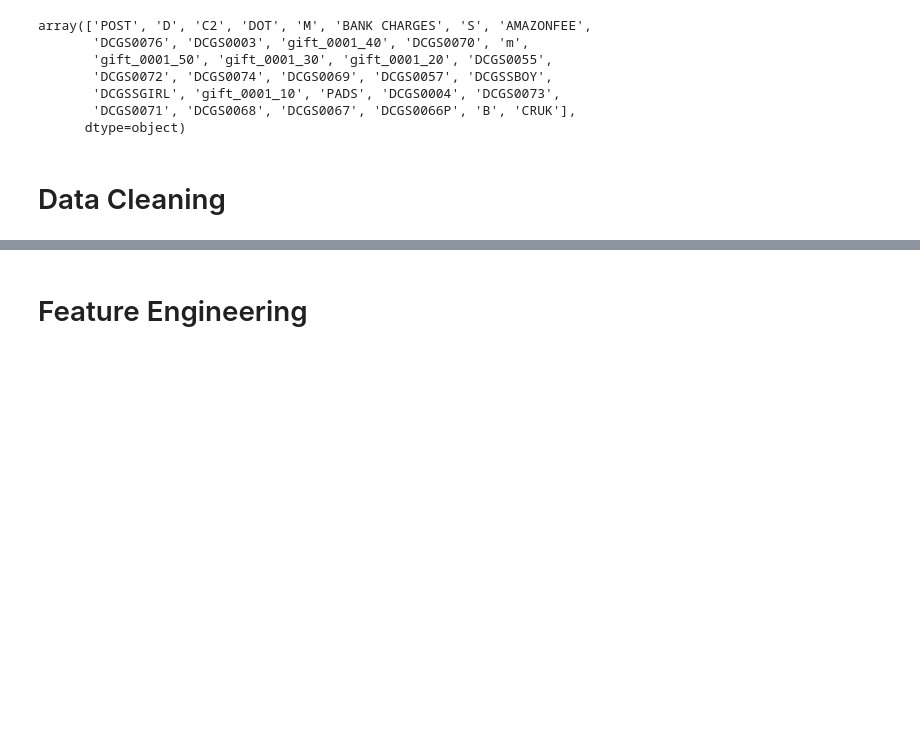
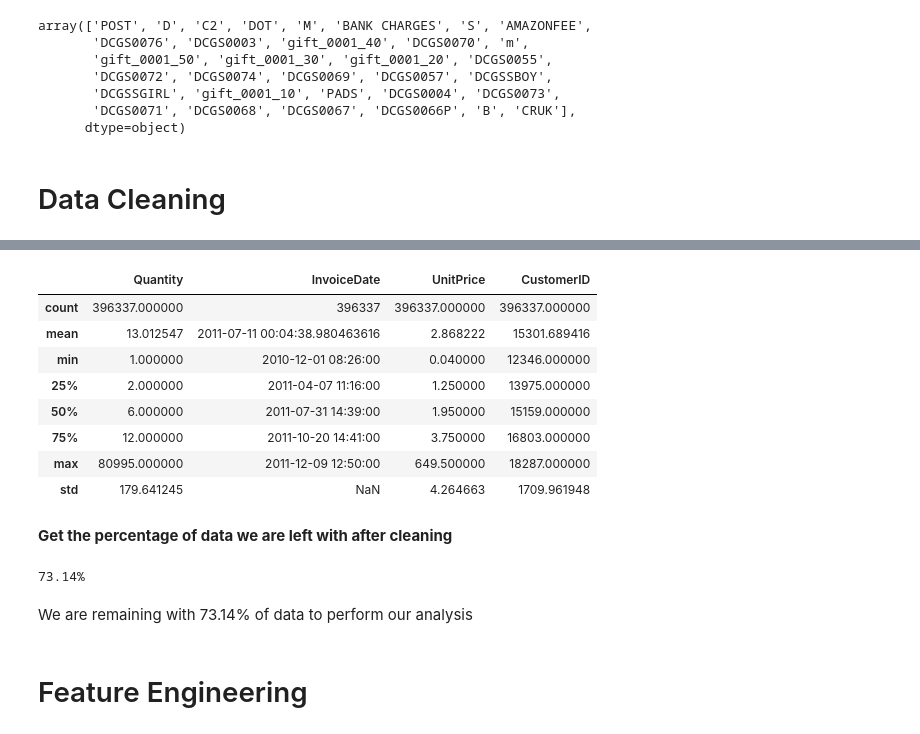
Before and after one commit to kamahTek/Machine-Learning, a Jupyter notebook: Unsupervised-Learning/Clustering/Online-Retail/index.ipynb, the cells around one changed output, grey strips where cells are left out. Cells and saved outputs as stored; diff of their text form; code cells hidden in the pictures; blank space fills up the shorter version.

Commit message:
done with data cleaning, about to begin feature engineering

```diff
--- a/Unsupervised-Learning/Clustering/Online-Retail/index.ipynb
+++ b/Unsupervised-Learning/Clustering/Online-Retail/index.ipynb
@@ -217,2 +326,22 @@ array(['POST', 'D', 'C2', 'DOT', 'M', 'BANK CHARGES', 'S', 'AMAZONFEE',
+# %%
+cleaned_df.describe()
+# %% [output]
+|  | Quantity | InvoiceDate | UnitPrice | CustomerID |
+| count | 396337.000000 | 396337 | 396337.000000 | 396337.000000 |
+| mean | 13.012547 | 2011-07-11 00:04:38.980463616 | 2.868222 | 15301.689416 |
+| min | 1.000000 | 2010-12-01 08:26:00 | 0.040000 | 12346.000000 |
+| 25% | 2.000000 | 2011-04-07 11:16:00 | 1.250000 | 13975.000000 |
+| 50% | 6.000000 | 2011-07-31 14:39:00 | 1.950000 | 15159.000000 |
+| 75% | 12.000000 | 2011-10-20 14:41:00 | 3.750000 | 16803.000000 |
+| max | 80995.000000 | 2011-12-09 12:50:00 | 649.500000 | 18287.000000 |
+| std | 179.641245 | NaN | 4.264663 | 1709.961948 |
+# %% [markdown]
+**Get the percentage of data we are left with after cleaning**
+# %%
+print( f"{round( (len(cleaned_df)/len(df))*100, 2)}%" )
+# %% [output]
+73.14%
+# %% [markdown]
+We are remaining with 73.14% of data to perform our analysis
 # %% [markdown]
 # Feature Engineering
```
Also changed, not shown: parts of 17 cells of this notebook.
